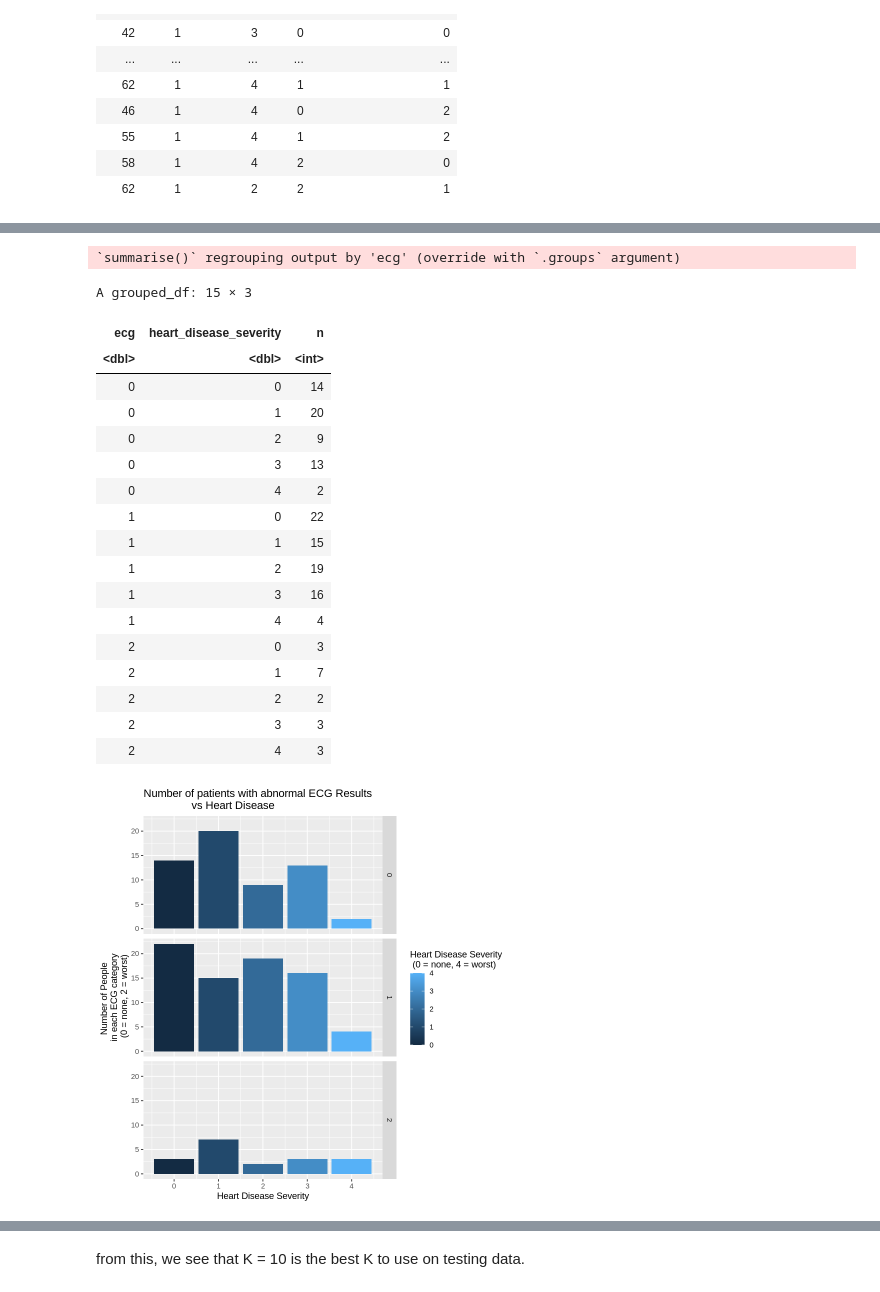
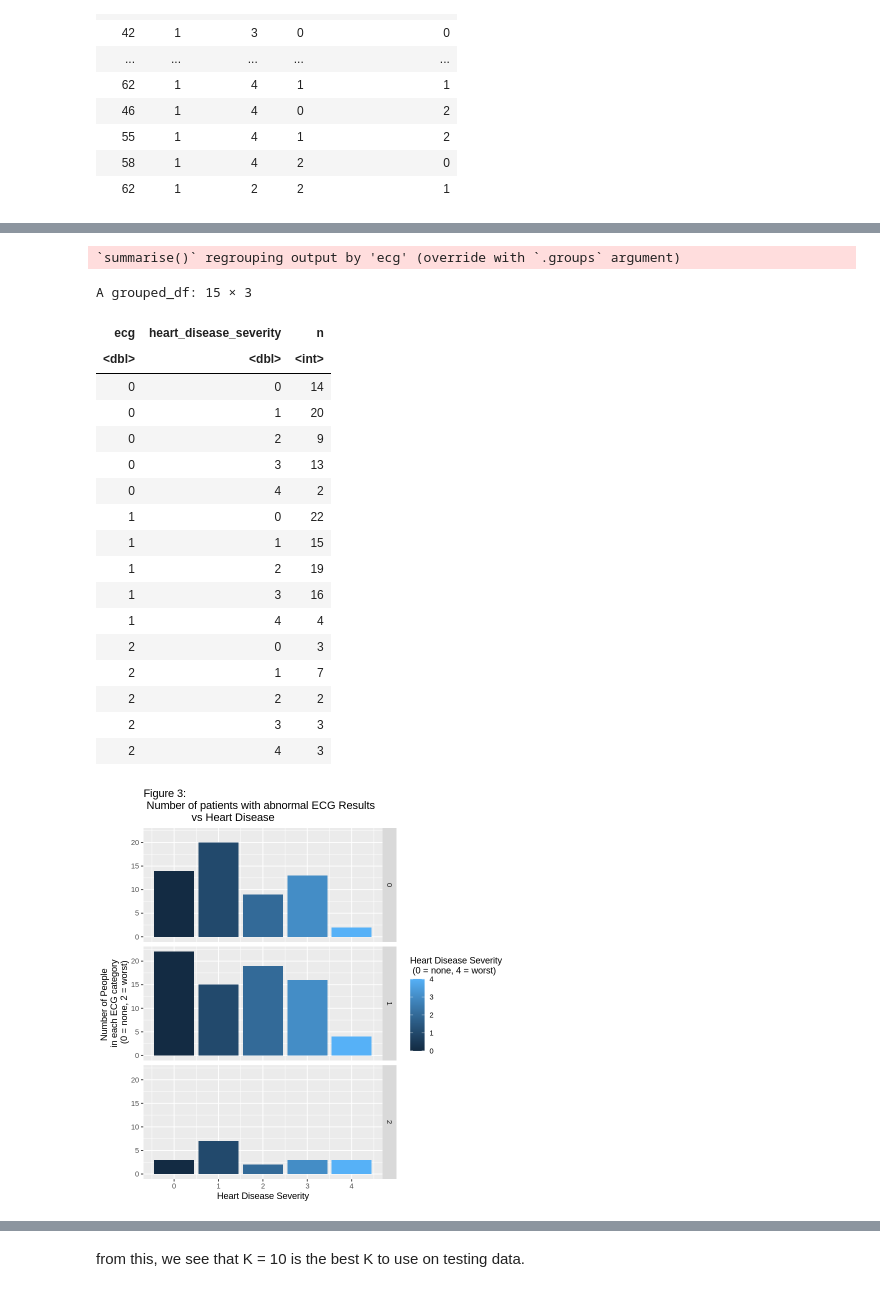
Before and after one commit to catherinepepin/DSCI_COMPLETE, a Jupyter notebook: Complete_Copy.ipynb, the cells around one changed output, grey strips where cells are left out. Cells and saved outputs as stored; diff of their text form; code cells hidden in the pictures.

Commit message:
edited figure titles
edited figure titles

```diff
--- a/Complete_Copy.ipynb
+++ b/Complete_Copy.ipynb
@@ -183,35 +167,35 @@ ecg_tbl
 plot_ecg = ecg_tbl %>%
     ggplot(aes(x = heart_disease_severity, y = n, fill = heart_disease_severity)) +
         geom_bar(stat = "identity") +
         facet_grid(ecg ~ .) +
         labs (x = "Heart Disease Severity", y = "Number of People \n in each ECG category \n (0 = none, 2 = worst)", fill = "Heart Disease Severity \n (0 = none, 4 = worst)") +
-        ggtitle ("Number of patients with abnormal ECG Results \n                vs Heart Disease ")
+        ggtitle ("Figure 3: \n Number of patients with abnormal ECG Results \n                vs Heart Disease ")
 plot_ecg
 # This shows there isn't a strong correlation between abnormal ECG results and heart disease
 # however, we see that patients with ST-T wave abnormality (bar plot #1) have a higher chance of category 2 heart disease (more severe),
     # compared to patients with no ECG abnormality (bar plot #0) have higher chance of category 1 heart disease (less severe)
 # therefore, we see a positive correlation between ECG abnormality and more severe heart disease
 # %% [output]
 `summarise()` regrouping output by 'ecg' (override with `.groups` argument)
 A grouped_df: 15 × 3
 | ecg | heart_disease_severity | n |
 | <dbl> | <dbl> | <int> |
 | 0 | 0 | 14 |
 | 0 | 1 | 20 |
 | 0 | 2 | 9 |
 | 0 | 3 | 13 |
 | 0 | 4 | 2 |
 | 1 | 0 | 22 |
 | 1 | 1 | 15 |
 | 1 | 2 | 19 |
 | 1 | 3 | 16 |
 | 1 | 4 | 4 |
 | 2 | 0 | 3 |
 | 2 | 1 | 7 |
 | 2 | 2 | 2 |
 | 2 | 3 | 3 |
 | 2 | 4 | 3 |
-[figure, old version]
+[figure, new version]
 # %%
 age_tbl = heart_disease_train %>%
     group_by(age, heart_disease_severity) %>%
```
Also changed, not shown: parts of 13 cells of this notebook.
